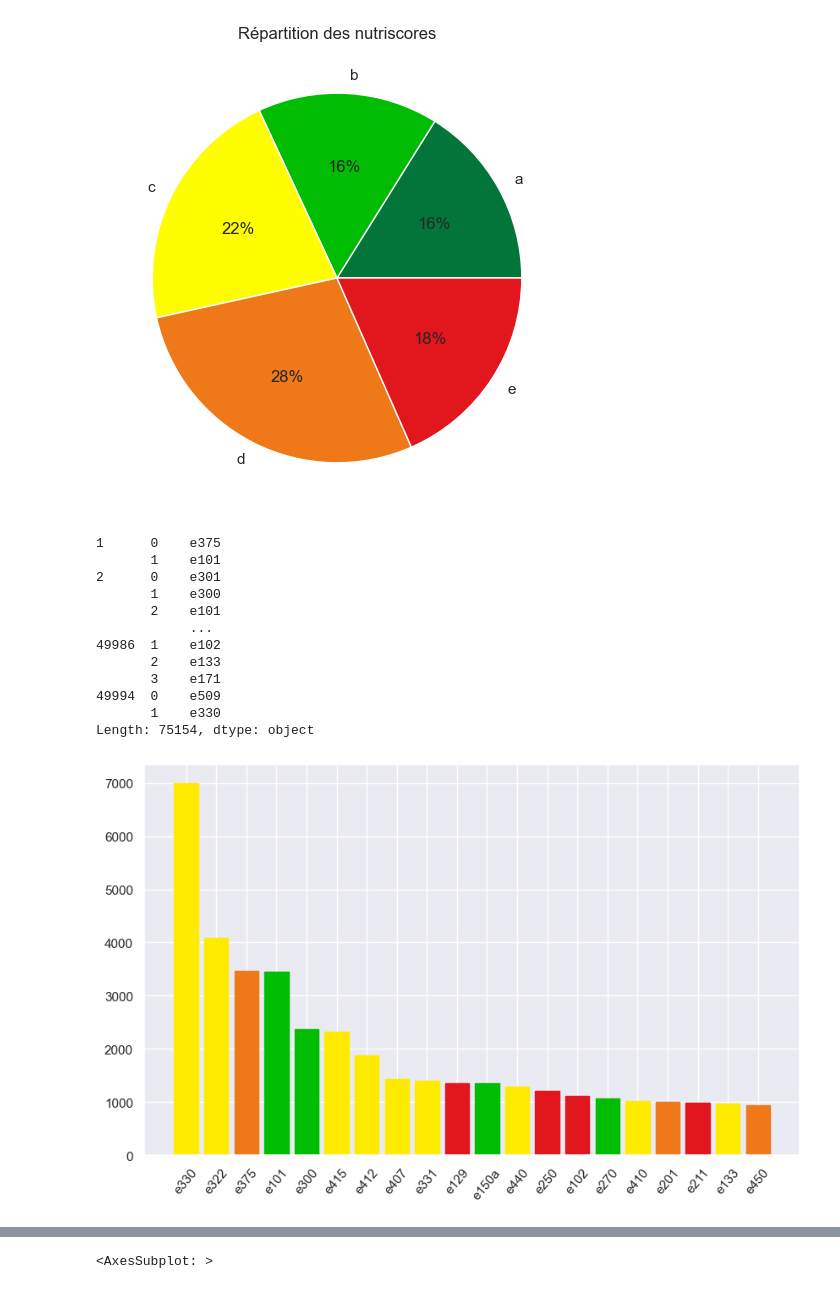
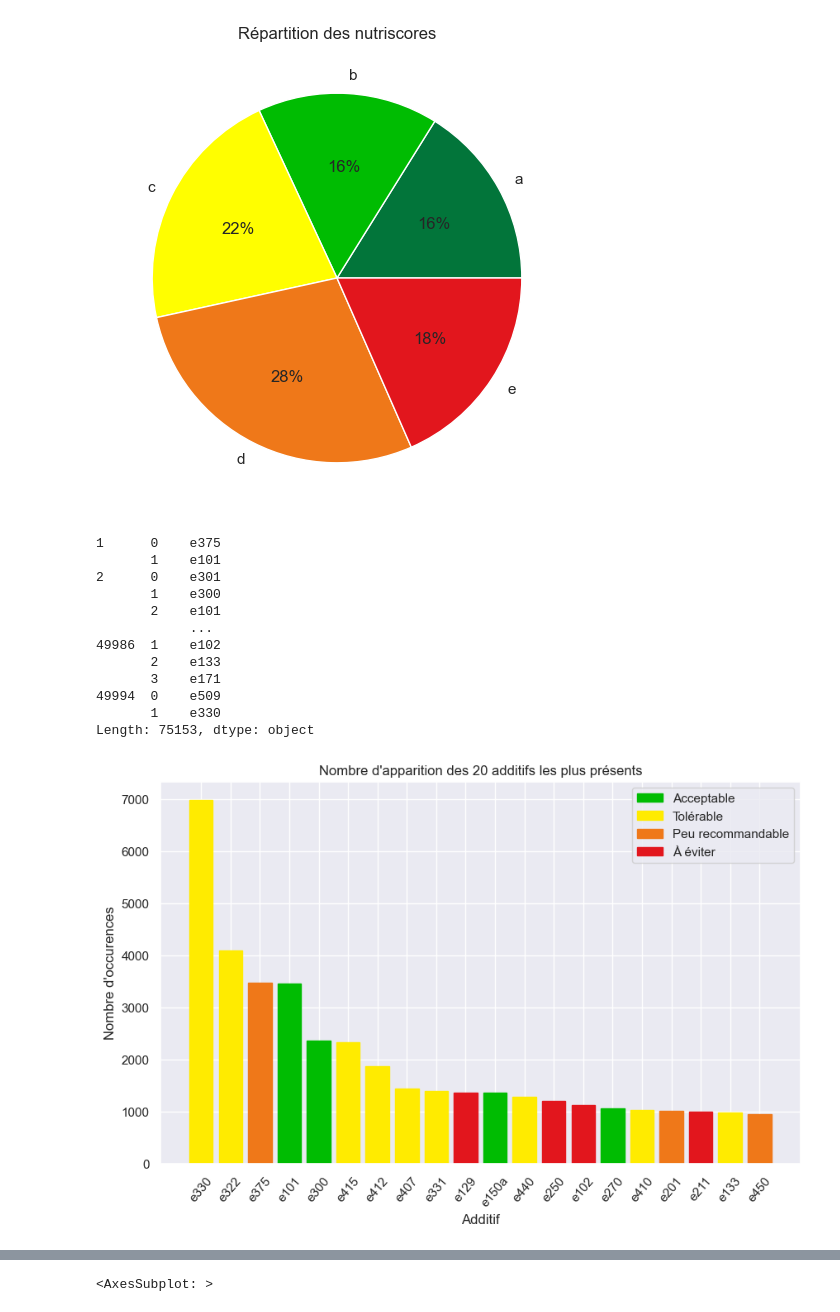
Before and after one commit to CeVague/Projet_3-Concevez_application_pour_sante_publique, a Jupyter notebook: Exploration.ipynb, the cells around one changed output, grey strips where cells are left out. Cells and saved outputs as stored; diff of their text form; code cells hidden in the pictures.

Commit message:
Ajout de labels et Dendrogram
Ajout de labels pour une partie des graphs
Ajout du nombre d'éléments par catégories pour boxplot
Extraction du dendrogram

```diff
--- a/Exploration.ipynb
+++ b/Exploration.ipynb
@@ -26,5 +26,7 @@ from mydataviz import *
 # Chargement du dataset version réduite (50000 valeurs pour les tests)
 data = pd.read_csv("./data/data_clean_petit.csv", low_memory=False)
 # %%
-#data.loc[data['carbohydrates_100g']<0] = 0
+data.loc[data['carbohydrates_100g']<0] = 0
+# %%
+data = data.drop(['Unnamed: 0.1', 'Unnamed: 0'], axis=1)
 # %%
@@ -174,28 +181,35 @@ tmp
        3    e171
 49994  0    e509
        1    e330
-Length: 75154, dtype: object
+Length: 75153, dtype: object
 # %%
 #tmp = data['nutrition_grade_fr']
 # %%
 tmp = data['additives_tags'].str.split(',', expand = True).stack().str.replace('en:', '')
 
 tmp = tmp.value_counts()[:20]
 
 
 bars = plt.bar(list(tmp.index), tmp.values)
 plt.xticks(rotation=50)
 
 couleurAdditifs = ['', '#00bc02', '#FFEB00', '#ef7819', '#e2161d']
 for i, bar in enumerate(bars):
     a = tmp.index[i]
     if a not in listeAdditifs:
         a = 'e666'
     bar.set_color(couleurAdditifs[listeAdditifs[a]])
 
+plt.title("Nombre d'apparition des {} additifs les plus présents".format(len(tmp)))
+plt.ylabel("Nombre d'occurences")
+plt.xlabel("Additif")
+
+handles = [plt.Rectangle((0,0),1,1, color=c) for c in ['#00bc02', '#FFEB00', '#ef7819', '#e2161d']]
+plt.legend(handles, ['Acceptable', 'Tolérable', 'Peu recommandable', 'À éviter'])
+
 plt.show()
 # %% [output]
-[figure, old version]
+[figure, new version]
 # %%
 limit = 8
 
```
Also changed, not shown: parts of 20 cells of this notebook.
